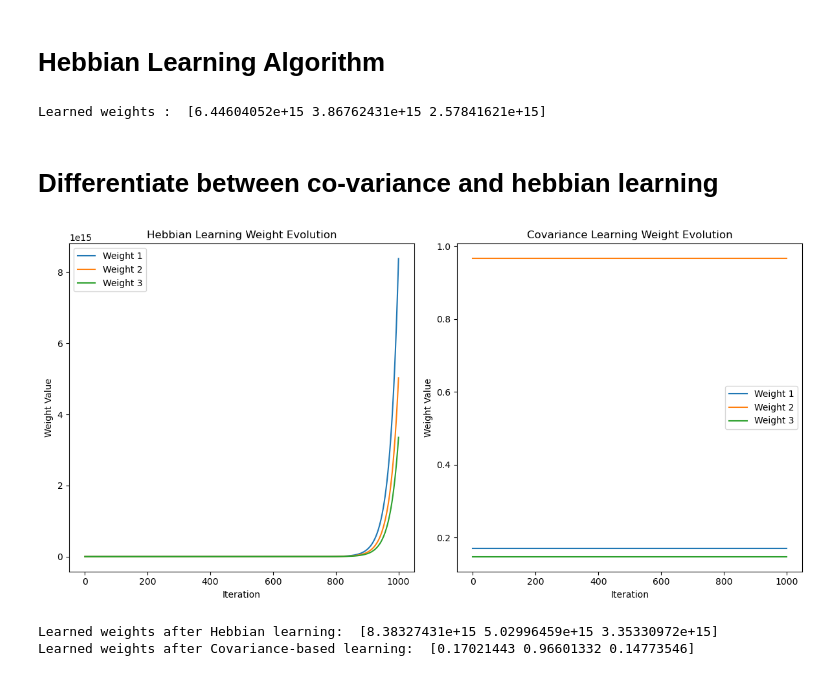
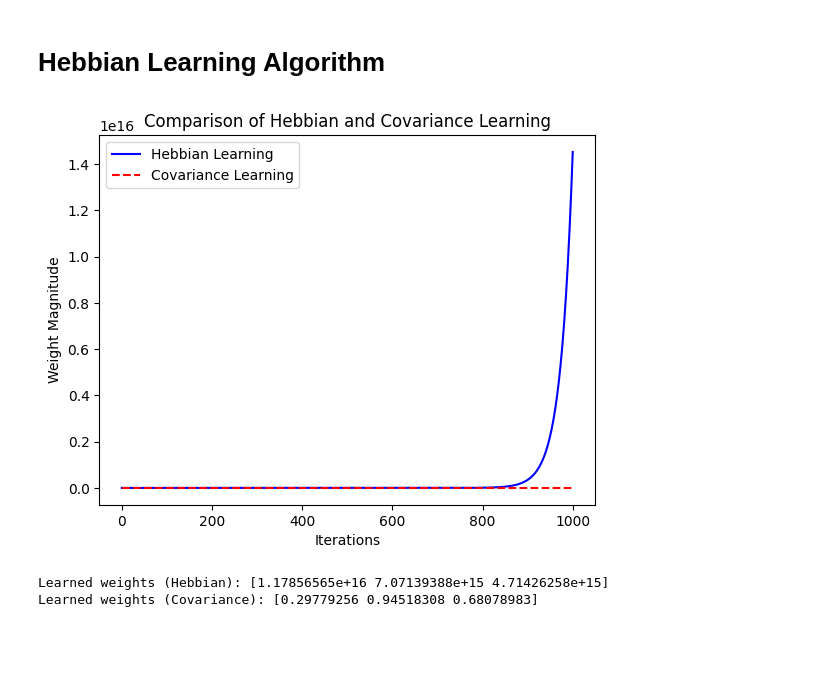
Before and after one commit to sohv/NDL-Lab, a Jupyter notebook: Lab2.ipynb, the cells around one changed output. Cells and saved outputs as stored; diff of their text form; code cells hidden in the pictures; blank space fills up the shorter version.

```diff
--- a/Lab2.ipynb
+++ b/Lab2.ipynb
@@ -6,32 +6,60 @@ import matplotlib.pyplot as plt
 # %%
 class Neuron:
     def __init__(self, num_inputs):
         self.weights = np.random.rand(num_inputs)
 
     def activate(self, inputs):
-        weighted_sum = np.dot(inputs, self.weights)
-        return weighted_sum
+        return np.dot(inputs, self.weights)
 
     def hebbian(self, inputs, lr):
         activation = self.activate(inputs)
-        # implement hebbian rule: weights += lr * activation * inputs
-        self.weights+= lr * activation * inputs
+        self.weights += lr * activation * inputs
 
     def covariance(self, inputs, lr):
         activation = self.activate(inputs)
-        # implement covariance rule: weights += lr * (activation - predicted_output) * inputs
         self.weights += lr * (activation - np.mean(activation)) * inputs
 
 if __name__ == "__main__":
     num = 3
     neuron = Neuron(num)
-    inputs = np.array([0.5,0.3,0.2])
+    inputs = np.array([0.5, 0.3, 0.2])
     lr = 0.1
     iterations = 1000
+
+    hebbian_weights = np.copy(neuron.weights)
+    covariance_weights = np.copy(neuron.weights)
+
+    hebbian_history = [np.copy(hebbian_weights)]
+    covariance_history = [np.copy(covariance_weights)]
+
+    # Hebbian learning
     for i in range(iterations):
         neuron.hebbian(inputs, lr)
-    print("Learned weights : ", neuron.weights)
+        hebbian_history.append(np.copy(neuron.weights))
+
+    # Resetting the neuron
+    neuron.weights = np.copy(covariance_weights)
+
+    # Covariance-based learning
+    for i in range(iterations):
+        neuron.covariance(inputs, lr)
+        covariance_history.append(np.copy(neuron.weights))
+
+    hebbian_history = np.array(hebbian_history)
+    covariance_history = np.array(covariance_history)
+
+    # Plot the results
+    plt.plot(np.linalg.norm(hebbian_history, axis=1), label='Hebbian Learning', linestyle='-', color='blue')
+    plt.plot(np.linalg.norm(covariance_history, axis=1), label='Covariance Learning', linestyle='--', color='red')
+    plt.xlabel('Iterations')
+    plt.ylabel('Weight Magnitude')
+    plt.title('Comparison of Hebbian and Covariance Learning')
+    plt.legend()
+    plt.show()
+
+    print("Learned weights (Hebbian):", hebbian_history[-1])
+    print("Learned weights (Covariance):", covariance_history[-1])
 # %% [output]
+[figure, added]
-Learned weights :  [6.44604052e+15 3.86762431e+15 2.57841621e+15]
+Learned weights (Hebbian): [1.17856565e+16 7.07139388e+15 4.71426258e+15]
+Learned weights (Covariance): [0.29779256 0.94518308 0.68078983]
-# %% [markdown]
-# Differentiate between co-variance and hebbian learning
@@ -67,28 +65,0 @@ if __name__ == "__main__":
-# %%
-# plotting the graph
-plt.figure(figsize=(12, 6))
-plt.subplot(1, 2, 1)
-for i in range(num):
-    plt.plot(hebbian_history[:, i], label=f"Weight {i+1}")
-plt.title("Hebbian Learning Weight Evolution")
-plt.xlabel("Iteration")
-plt.ylabel("Weight Value")
-plt.legend()
-
-plt.subplot(1, 2, 2)
-for i in range(num):
-    plt.plot(covariance_history[:, i], label=f"Weight {i+1}")
-plt.title("Covariance Learning Weight Evolution")
-plt.xlabel("Iteration")
-plt.ylabel("Weight Value")
-plt.legend()
-
-plt.tight_layout()
-plt.show()
-
-print("Learned weights after Hebbian learning: ", hebbian_history[-1])
-print("Learned weights after Covariance-based learning: ", covariance_history[-1])
-# %% [output]
-[figure, removed]
-Learned weights after Hebbian learning:  [8.38327431e+15 5.02996459e+15 3.35330972e+15]
-Learned weights after Covariance-based learning:  [0.17021443 0.96601332 0.14773546]
```
Also changed, not shown: parts of 1 cell of this notebook, 4 other files.
